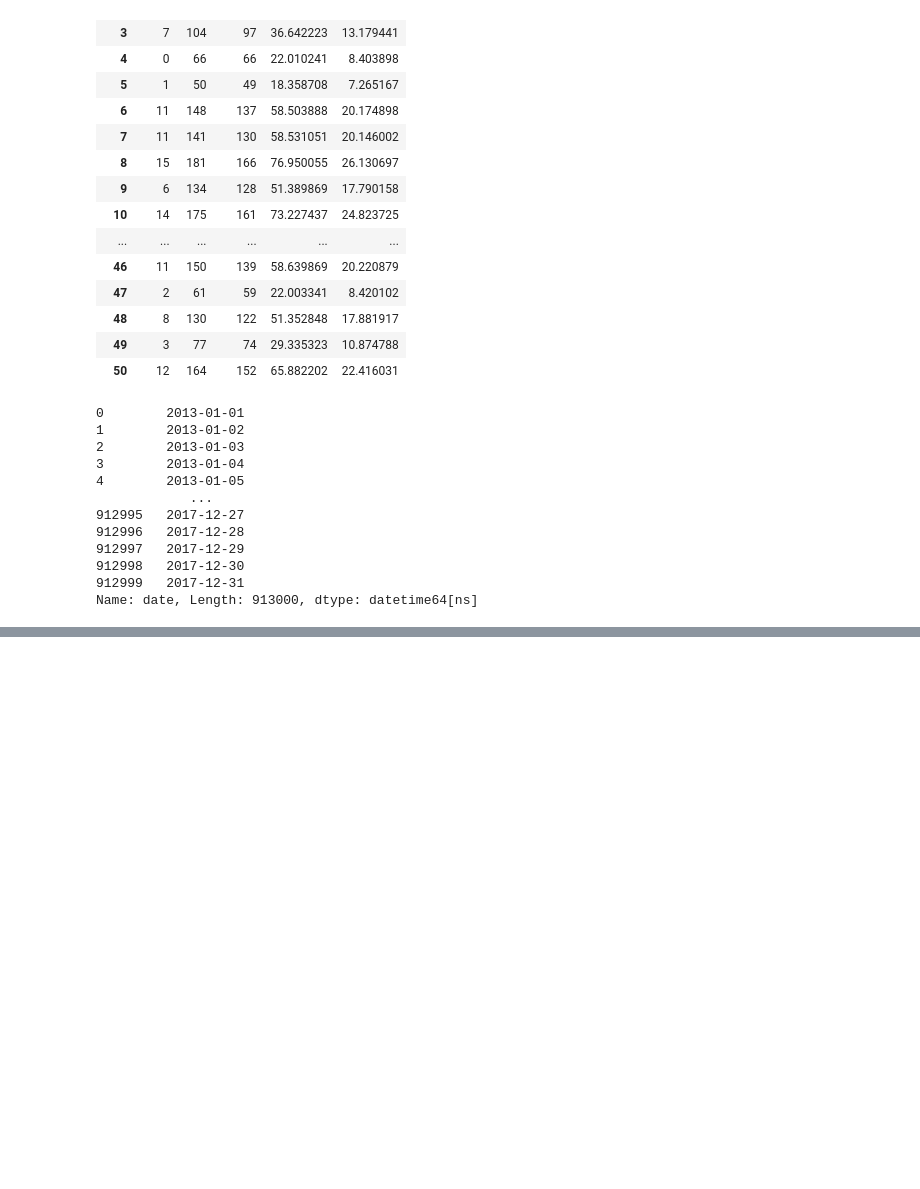
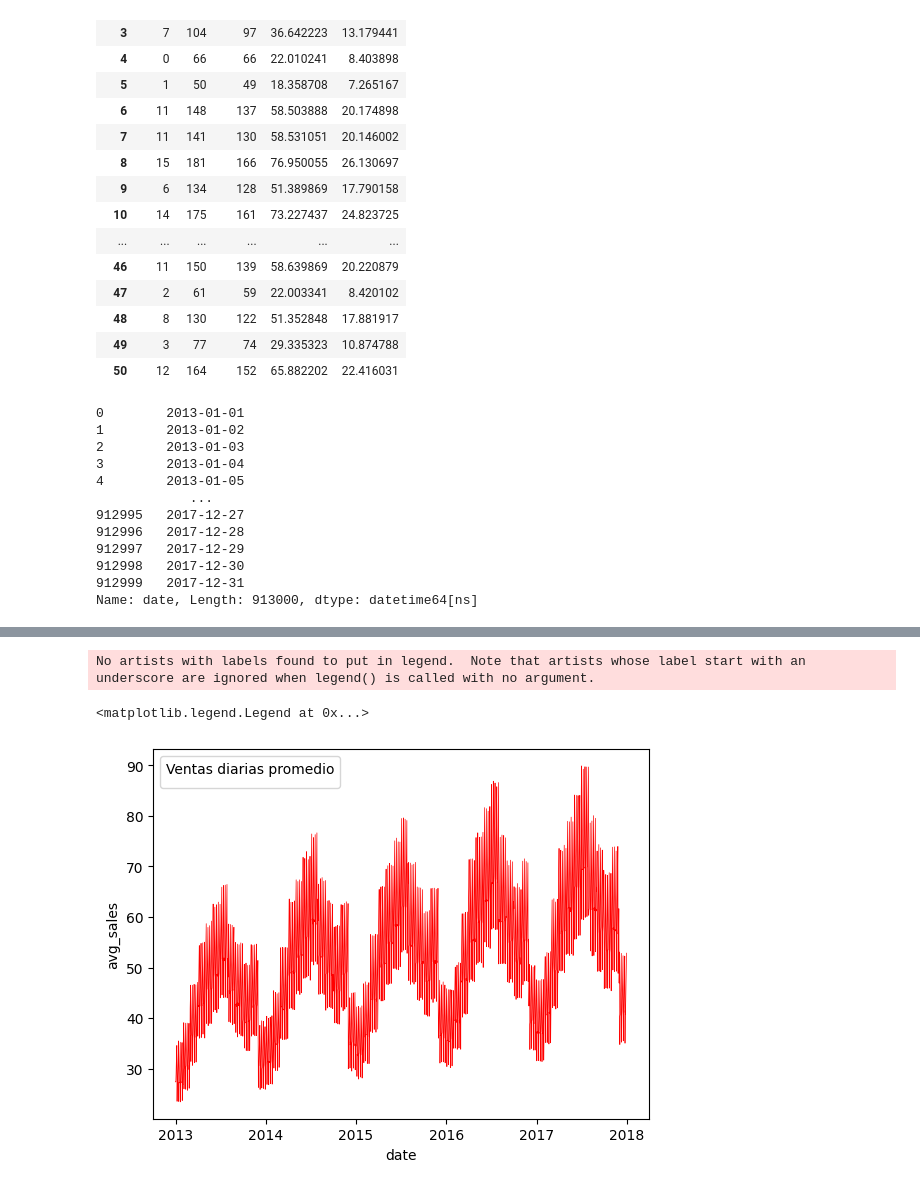
Before and after one commit to where-are-the-avocados/Data-Analysis, a Jupyter notebook: project_n1.ipynb, the cells around one changed output, grey strips where cells are left out. Saved outputs shown, nothing was run; the diff lists cells and outputs as text; code cells hidden in the pictures; blank space fills up the shorter version.

```diff
--- a/project_n1.ipynb
+++ b/project_n1.ipynb
@@ -449,0 +456,4 @@ Name: sales, Length: 1826, dtype: int64
+# %%
+# Promedio diario de ventas
+daily_average = train.groupby("date")["sales"].mean().reset_index().rename(columns={"sales":"avg_sales"})
+print(daily_average)
@@ -449,0 +475,7 @@ Name: sales, Length: 1826, dtype: int64
+# %%
+sns.lineplot(data=daily_average, x="date", y="avg_sales", color=("red"), linewidth=0.5)
+plt.legend(title="Ventas diarias promedio")
+# %% [output]
+No artists with labels found to put in legend.  Note that artists whose label start with an underscore are ignored when legend() is called with no argument.
+<matplotlib.legend.Legend at 0x...>
+[figure, added]
```
Also changed, not shown: parts of 7 cells of this notebook.
